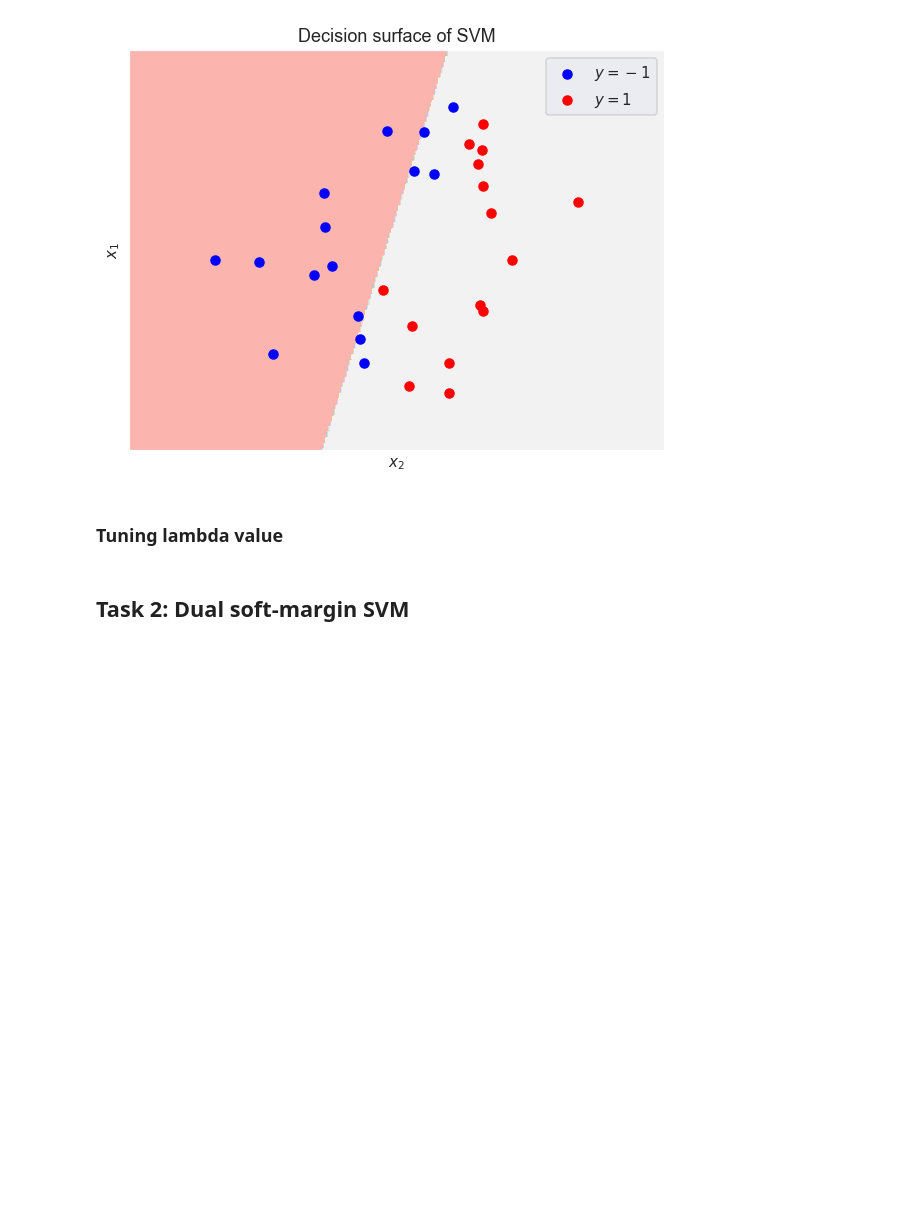
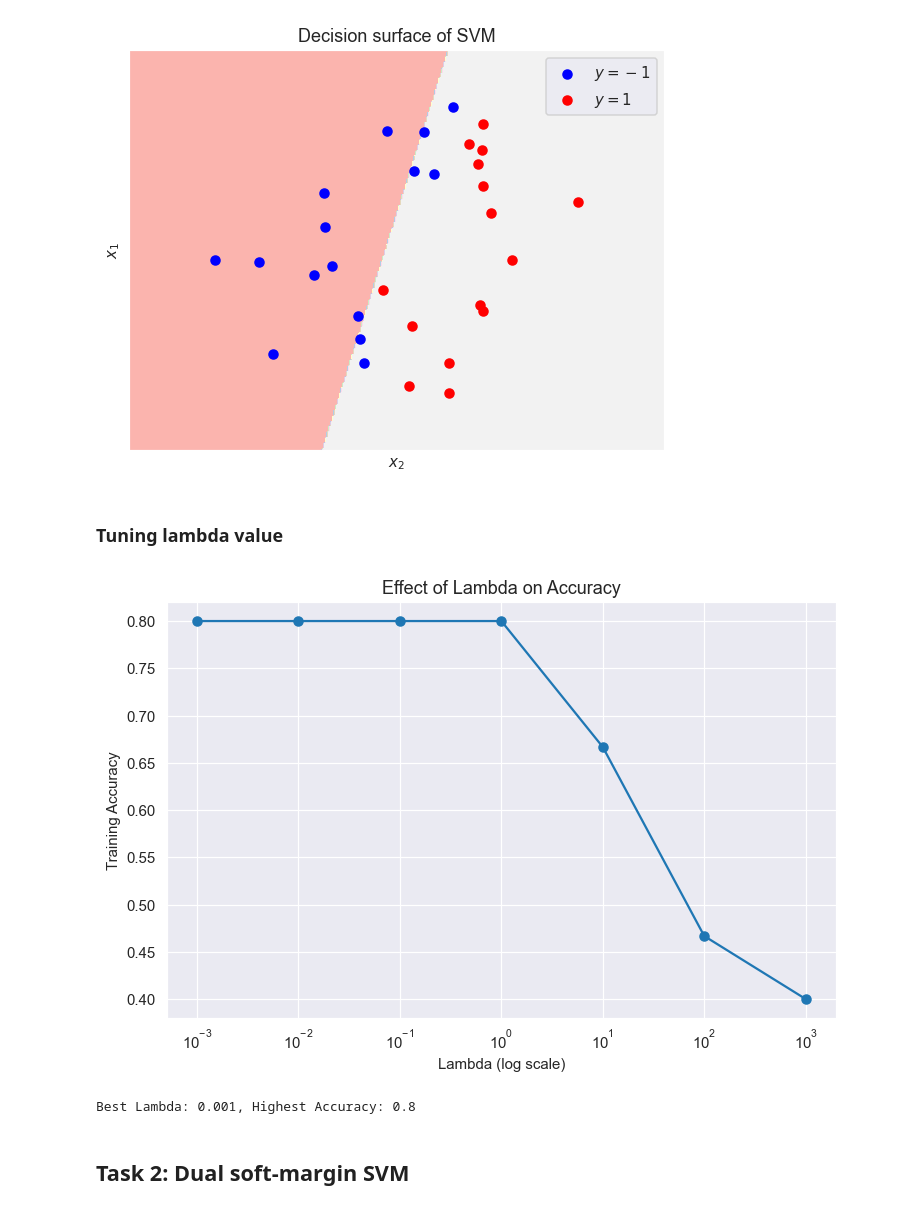
Before and after one commit to Rafsan7238/COMP90051_Labs, a Jupyter notebook: Project 2/RALMAMUN.ipynb, the cells around one changed output. Cells and saved outputs as stored; diff of their text form; code cells hidden in the pictures; blank space fills up the shorter version.

Commit message:
Performed parameter tuning

```diff
--- a/Project 2/RALMAMUN.ipynb
+++ b/Project 2/RALMAMUN.ipynb
@@ -270,3 +268,37 @@ Accuracy is 0.8
+# %%
+# Use this cell for experimentation 1.b
+# Initialize the range of lambda values to test (in logarithmic space)
+lambda_values = np.logspace(-3, 3, num=7)
+
+# Initialize list to store accuracy scores
+accuracies = []
+
+# Instantiate the PrimalSVM with fixed hyperparameters
+eta = 0.1
+iterations = 100
+
+# Perform grid search
+for lambda0 in lambda_values:
+    psvm2 = PrimalSVM(eta=eta, lambda0=lambda0)
+    psvm2.fit(X, y, iterations=iterations)
+    accuracy = psvm2.evaluate(X, y)
+    accuracies.append(accuracy)
+
+# Plot the results
+plt.figure(figsize=(8, 5))
+plt.semilogx(lambda_values, accuracies, marker='o')
+plt.xlabel('Lambda (log scale)')
+plt.ylabel('Training Accuracy')
+plt.title('Effect of Lambda on Accuracy')
+plt.grid(True)
+plt.show()
+
+# Find the best lambda value
+best_lambda = lambda_values[np.argmax(accuracies)]
+print(f"Best Lambda: {best_lambda}, Highest Accuracy: {max(accuracies)}")
+# %% [output]
+[figure, added]
+Best Lambda: 0.001, Highest Accuracy: 0.8
 # %% [markdown]
 ## Task 2: Dual soft-margin SVM
 # %%
```
Also changed, not shown: parts of 2 cells of this notebook.
